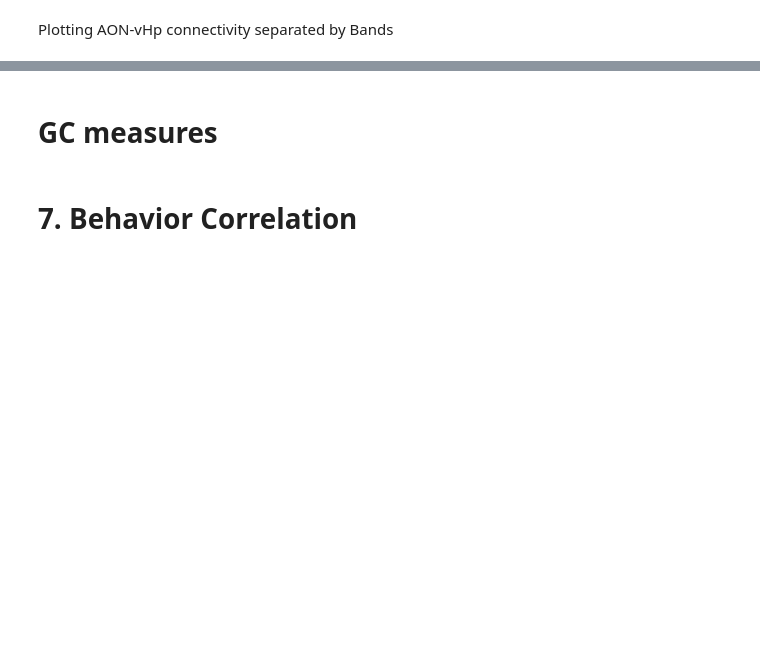
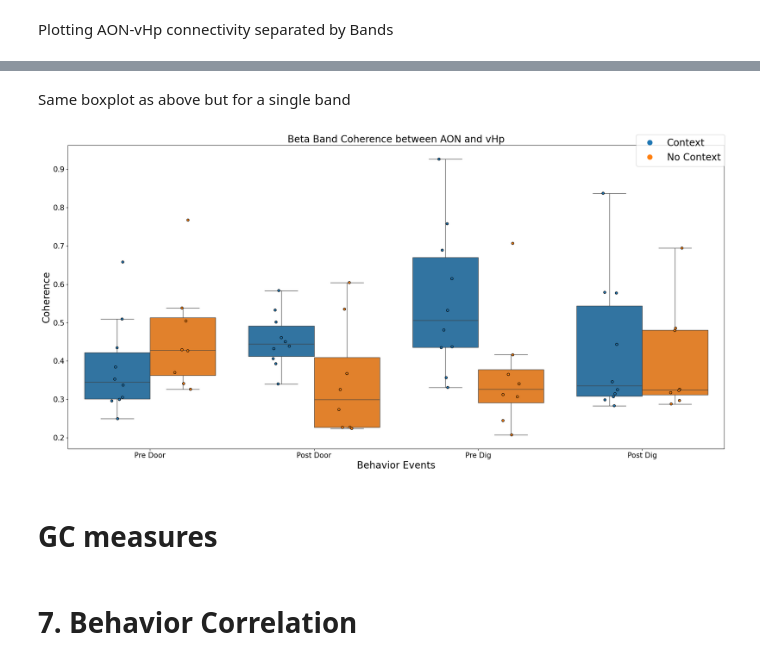
Before and after one commit to namanagrawal97/cpl_analysis_naman, a Jupyter notebook: 00_complete_analysis.ipynb, the cells around one changed output, grey strips where cells are left out. Cells and saved outputs as stored; diff of their text form; code cells hidden in the pictures; blank space fills up the shorter version.

Commit message:
single beta band coherence per event

```diff
--- a/00_complete_analysis.ipynb
+++ b/00_complete_analysis.ipynb
@@ -1163,3 +1167,54 @@ plt.show()
+# %% [markdown]
+Same boxplot as above but for a single band
+# %%
+con_data_df_clean=pd.read_pickle(savepath+'coherence_boxplot_per_event_per_band_single_value.pkl')
+
+fig, axs = plt.subplots(1, 1, figsize=(20, 10))
+
+bands = ['beta']
+events = ['coherence_door_before', 'coherence_door_after', 'coherence_dig_before', 'coherence_dig_after']
+
+for i, band in enumerate(bands):
+    band_data = []
+    for event in events:
+        event_data = con_data_df_clean[event]
+        event_data_df = pd.DataFrame(event_data.tolist())
+        event_data_df.reset_index(drop=True, inplace=True)
+        event_data_df['rat_id'] = con_data_df_clean['rat_id'].reset_index(drop=True)
+        event_data_df['task'] = con_data_df_clean['task'].reset_index(drop=True)
+        event_data_df['event'] = event
+        event_data_df['band'] = band
+        event_data_df['coherence'] = event_data_df[band]
+        band_data.append(event_data_df[['rat_id', 'task', 'event', 'band', 'coherence']])
+
+    band_data_df = pd.concat(band_data, ignore_index=True)
+    sns.boxplot(x='event', y='coherence', hue='task', hue_order=['BWcontext', 'BWnocontext'], data=band_data_df, showfliers=False, legend=False, ax=axs)
+    sns.stripplot(x='event', y='coherence', hue='task', hue_order=['BWcontext', 'BWnocontext'], data=band_data_df, dodge=True, edgecolor='black', linewidth=1, jitter=True, legend=False, ax=axs)
+    axs.set_xticklabels(['Pre Door', 'Post Door', 'Pre Dig', 'Post Dig'], rotation=0)
+    axs.set_title(band.capitalize()+' Band Coherence between AON and vHp', fontsize=20)
+    axs.set_ylabel('Coherence', fontsize=20)
+    axs.set_xlabel('Behavior Events', fontsize=20)
+    axs.tick_params(axis='both', which='major', labelsize=15)
+    axs.tick_params(axis='both', which='minor', labelsize=15)
+    band_data_df.to_excel(writer, sheet_name=band)
+
+# Create custom legend handles and labels
+from matplotlib.lines import Line2D
+colors = {'BWnocontext': '#ff7f0e', 'BWcontext': '#1f77b4'}
+
+handles = [
+    Line2D([0], [0], color=colors['BWcontext'], marker='o', linestyle='', markersize=10, label='Context'),
+    Line2D([0], [0], color=colors['BWnocontext'], marker='o', linestyle='', markersize=10, label='No Context')
+]
+
+# Add the custom legend to the figure
+fig.legend(handles=handles, loc='upper right', bbox_to_anchor=(1, 1), title='', fontsize=20)
+fig.savefig(f'C:\\Users\\{user}\\Dropbox\\CPLab\\results\\coherence_beta_band_per_event.png', dpi=600)
+
+plt.tight_layout()
+plt.show()
+# %% [output]
+[figure, added]
 # %% [markdown]
 # GC measures
 # %%
```
Also changed, not shown: parts of 3 cells of this notebook.
